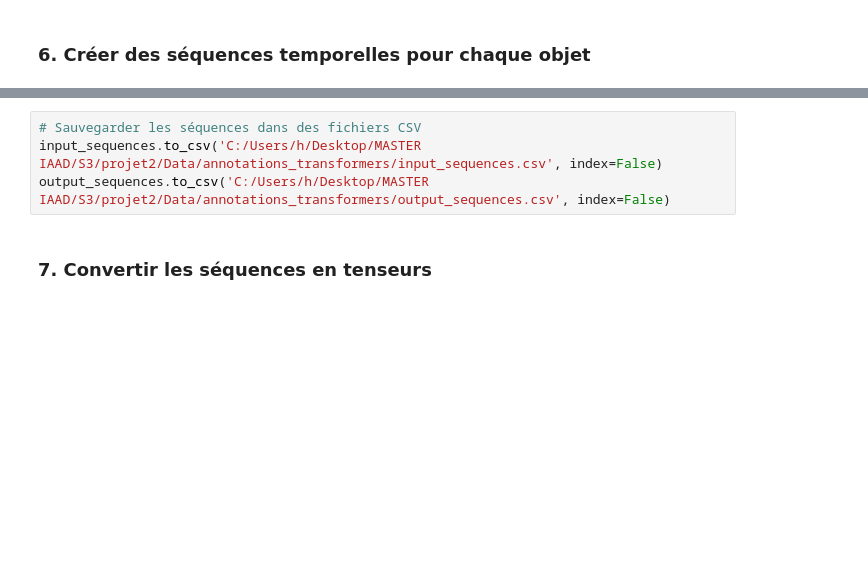
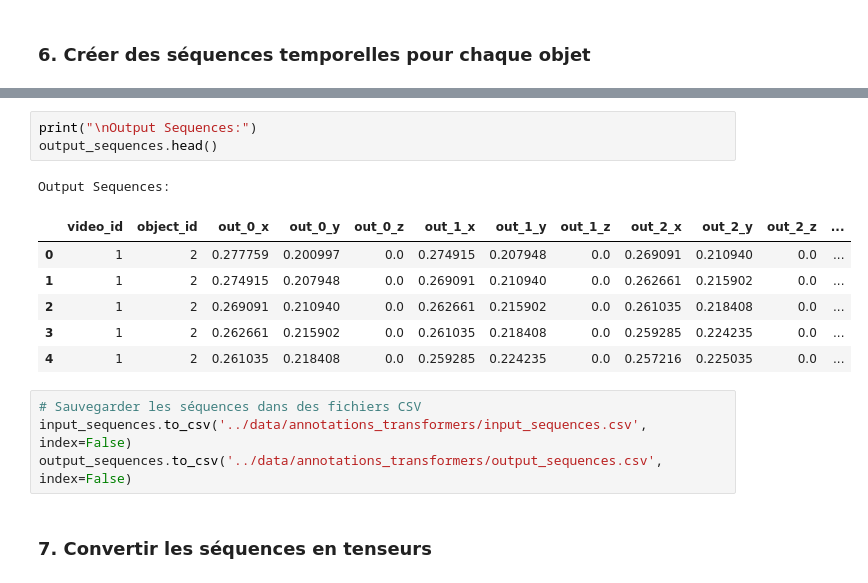
Before and after one commit to devAhansal/Transformers-Based-Traffic-Prediction, a Jupyter notebook: notebooks/02_Data_Preprocessing.ipynb, the cells around one changed output, grey strips where cells are left out. Cells and saved outputs as stored; diff of their text form; blank space fills up the shorter version.

```diff
--- a/notebooks/02_Data_Preprocessing.ipynb
+++ b/notebooks/02_Data_Preprocessing.ipynb
@@ -495,7 +478,18 @@ Input Sequences:
+# %%
+print("\nOutput Sequences:")
+output_sequences.head()
+# %% [output]
+Output Sequences:
+|  | video_id | object_id | out_0_x | out_0_y | out_0_z | out_1_x | out_1_y | out_1_z | out_2_x | out_2_y | out_2_z | ... |
+| 0 | 1 | 2 | 0.277759 | 0.200997 | 0.0 | 0.274915 | 0.207948 | 0.0 | 0.269091 | 0.210940 | 0.0 | ... |
+| 1 | 1 | 2 | 0.274915 | 0.207948 | 0.0 | 0.269091 | 0.210940 | 0.0 | 0.262661 | 0.215902 | 0.0 | ... |
+| 2 | 1 | 2 | 0.269091 | 0.210940 | 0.0 | 0.262661 | 0.215902 | 0.0 | 0.261035 | 0.218408 | 0.0 | ... |
+| 3 | 1 | 2 | 0.262661 | 0.215902 | 0.0 | 0.261035 | 0.218408 | 0.0 | 0.259285 | 0.224235 | 0.0 | ... |
+| 4 | 1 | 2 | 0.261035 | 0.218408 | 0.0 | 0.259285 | 0.224235 | 0.0 | 0.257216 | 0.225035 | 0.0 | ... |
 # %%
 # Sauvegarder les séquences dans des fichiers CSV
-input_sequences.to_csv('C:/Users/h/Desktop/MASTER IAAD/S3/projet2/Data/annotations_transformers/input_sequences.csv', index=False)
-output_sequences.to_csv('C:/Users/h/Desktop/MASTER IAAD/S3/projet2/Data/annotations_transformers/output_sequences.csv', index=False)
+input_sequences.to_csv('../data/annotations_transformers/input_sequences.csv', index=False)
+output_sequences.to_csv('../data/annotations_transformers/output_sequences.csv', index=False)
 # %% [markdown]
 ### 7. Convertir les séquences en tenseurs
 # %% [markdown]
```
Also changed, not shown: parts of 28 cells of this notebook, 21 other files.
